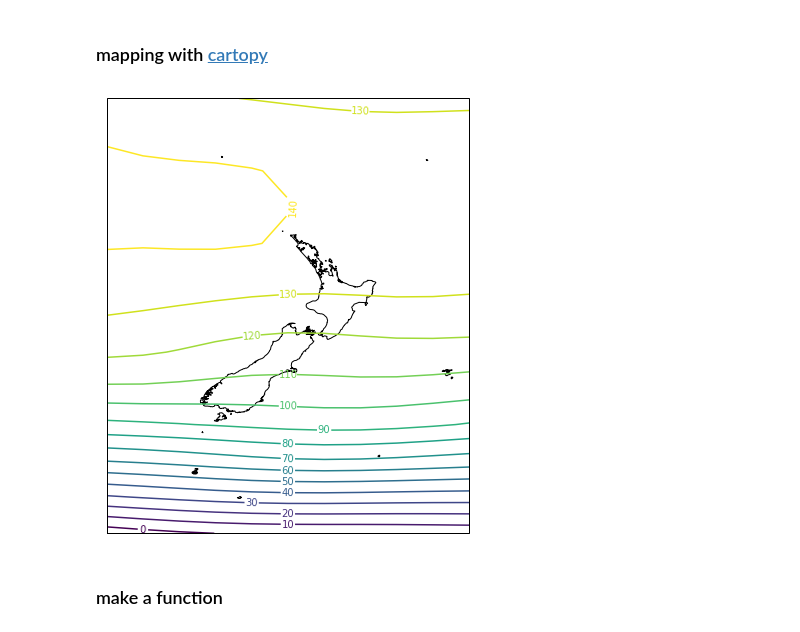
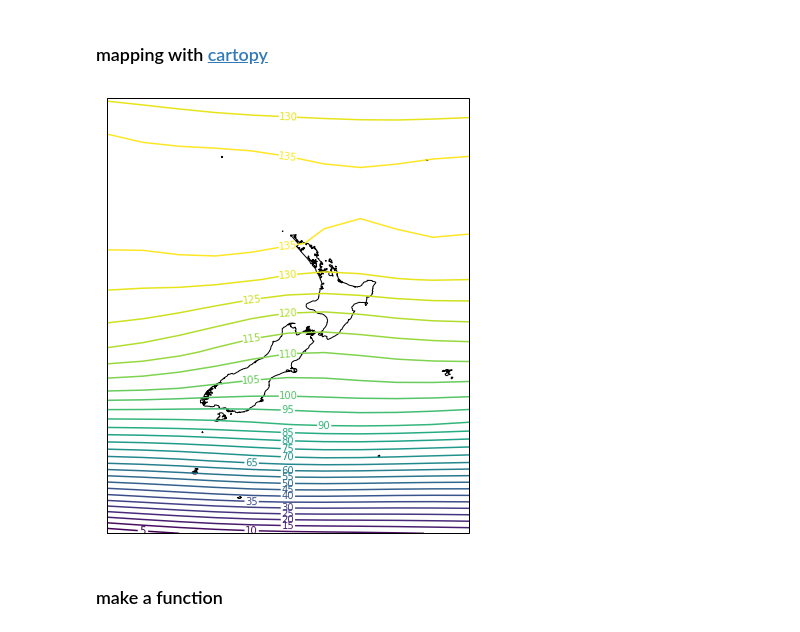
Before and after one commit to nicolasfauchereau/ACRE_workshop, a Jupyter notebook: notebooks/weather_regimes.ipynb, the cells around one changed output. Drawn from its saved outputs; the diff is of its cells as text; code cells hidden in the pictures.

```diff
--- a/notebooks/weather_regimes.ipynb
+++ b/notebooks/weather_regimes.ipynb
@@ -61,4 +113,4 @@ for y in range(2015, 2016 + 1):
 # %% [markdown]
 ### get the list of files in a Python list
 # %%
-lfiles = glob('../data/NZ/*.nc')
+lfiles = glob(os.path.join(opath, 'hgt*.nc'))
@@ -68,0 +117,2 @@ len(lfiles)
+# %%
+lfiles.sort()
@@ -77,5 +169,7 @@ dset = xr.open_mfdataset(lfiles)
 # %%
 dset = dset.squeeze(drop=True)
+# %%
+dset = dset.sel(time=slice('1958-1-1','1997-6-30'))
 # %%
 dset.load()
 # %% [output]
@@ -116,14 +214,14 @@ proj = ccrs.PlateCarree(central_longitude=central_longitude)
 # %%
 f, ax = plt.subplots(figsize=(10,8), subplot_kw={'projection':proj})
 
 ax.coastlines('10m')
 
-c = ax.contour(lons - central_longitude, lats, dsetm['hgt'], np.arange(-100, 200, 10))
+c = ax.contour(lons - central_longitude, lats, dsetm['hgt'], np.arange(-100, 200, 5))
 
 plt.clabel(c, fmt='%i')
 
 ax.set_extent([lon.data.min() - central_longitude, lon.data.max() - central_longitude, lat.data.min(), lat.data.max()], crs=proj)
 # %% [output]
-[figure, old version]
+[figure, new version]
 # %% [markdown]
 ### make a function
```
Also changed, not shown: parts of 49 cells of this notebook, 1 other file.
